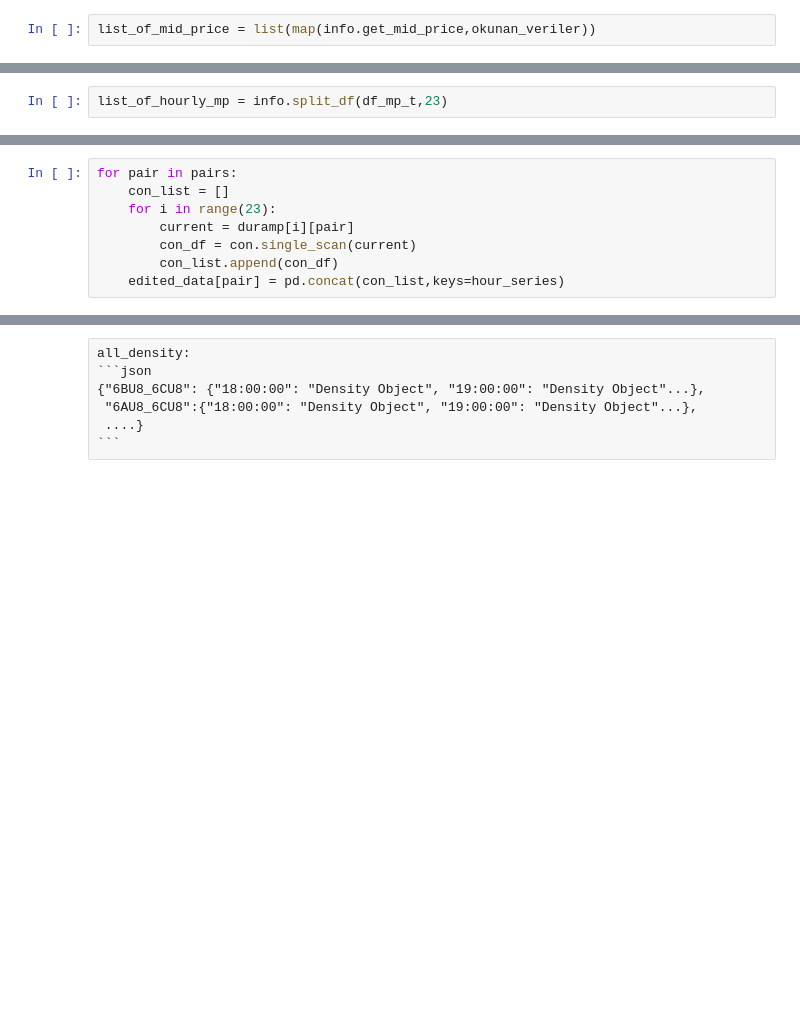
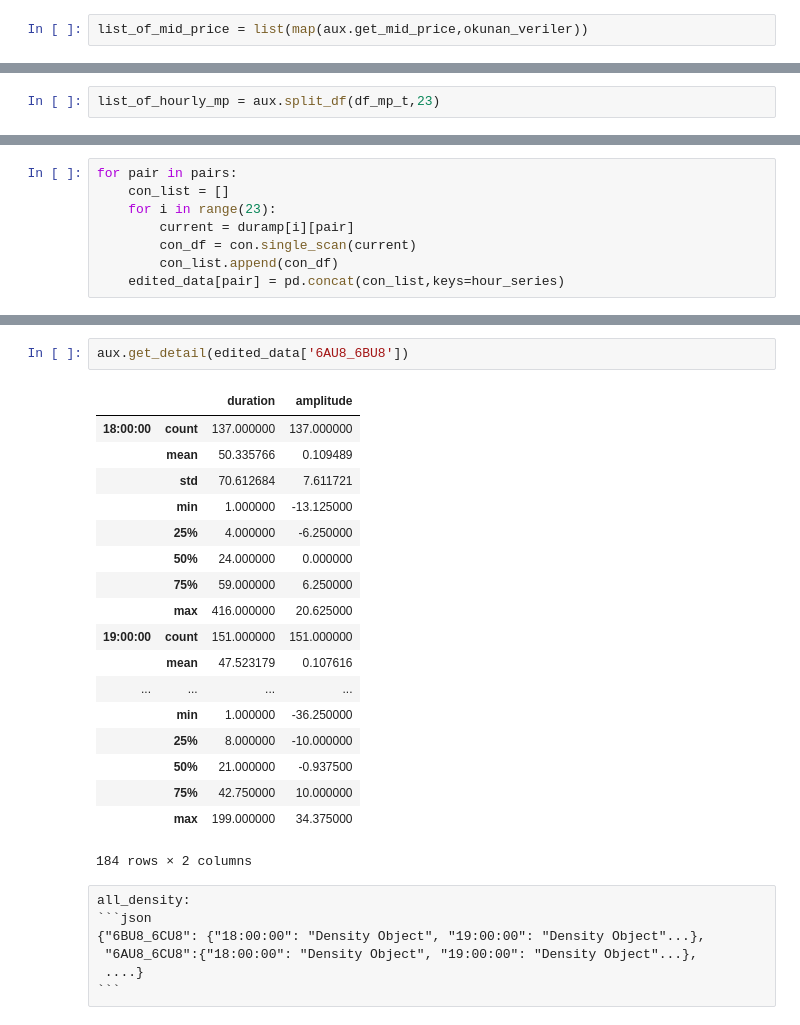
Before and after one commit to birdalugur/cefis2, a Jupyter notebook: main.ipynb, the cells around one changed output, grey strips where cells are left out. Drawn from its saved outputs; the diff is of its cells as text; blank space fills up the shorter version.

````diff
--- a/main.ipynb
+++ b/main.ipynb
@@ -86,7 +84,7 @@ hesaplanan her bir mid_price **list_of_mid_price** adlı listeye atılıyor. Lis
 list(pd.Series,pd.Series,pd.Series...)
 ```
 # %%
-list_of_mid_price = list(map(info.get_mid_price,okunan_veriler))
+list_of_mid_price = list(map(aux.get_mid_price,okunan_veriler))
 # %% [markdown]
 Bulunan mid price hiyerarşik indeksleme ile tek DataFrame'de birleştiriliyor.
 # %%
@@ -107,7 +105,7 @@ Out[]: 23
 Out[]:FrozenList([[2018-09-06 00:00:00, 2018-09-07 00:00:00, 'time'], ['6AU8', '6BU8', '6CU8', '']])
 ```
 # %%
-list_of_hourly_mp = info.split_df(df_mp_t,23)
+list_of_hourly_mp = aux.split_df(df_mp_t,23)
 # %% [markdown]
 ----
 # %% [markdown]
@@ -263,3 +284,24 @@ for pair in pairs:
+# %%
+aux.get_detail(edited_data['6AU8_6BU8'])
+# %% [output]
+|  |  | duration | amplitude |
+| 18:00:00 | count | 137.000000 | 137.000000 |
+|  | mean | 50.335766 | 0.109489 |
+|  | std | 70.612684 | 7.611721 |
+|  | min | 1.000000 | -13.125000 |
+|  | 25% | 4.000000 | -6.250000 |
+|  | 50% | 24.000000 | 0.000000 |
+|  | 75% | 59.000000 | 6.250000 |
+|  | max | 416.000000 | 20.625000 |
+| 19:00:00 | count | 151.000000 | 151.000000 |
+|  | mean | 47.523179 | 0.107616 |
+| ... | ... | ... | ... |
+|  | min | 1.000000 | -36.250000 |
+|  | 25% | 8.000000 | -10.000000 |
+|  | 50% | 21.000000 | -0.937500 |
+|  | 75% | 42.750000 | 10.000000 |
+|  | max | 199.000000 | 34.375000 |
+184 rows × 2 columns
 # %% [raw]
 all_density:
 ```json
````
Also changed, not shown: parts of 4 cells of this notebook, 5 other files.
